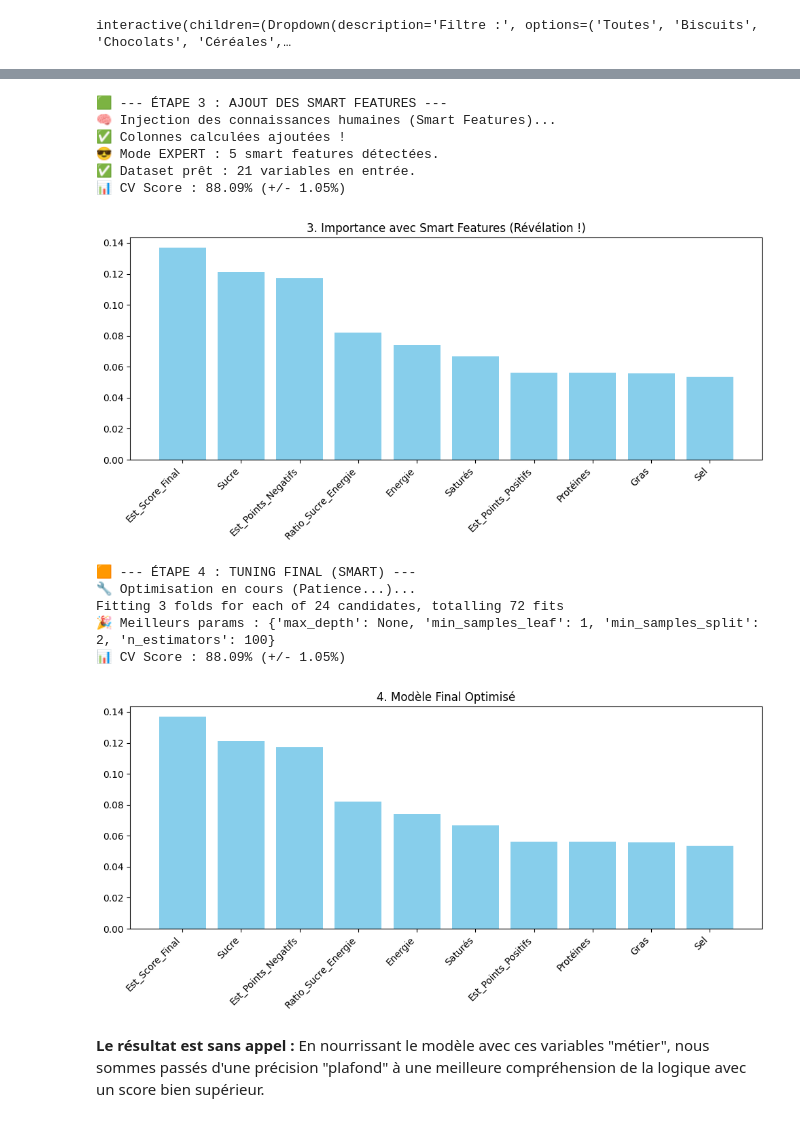
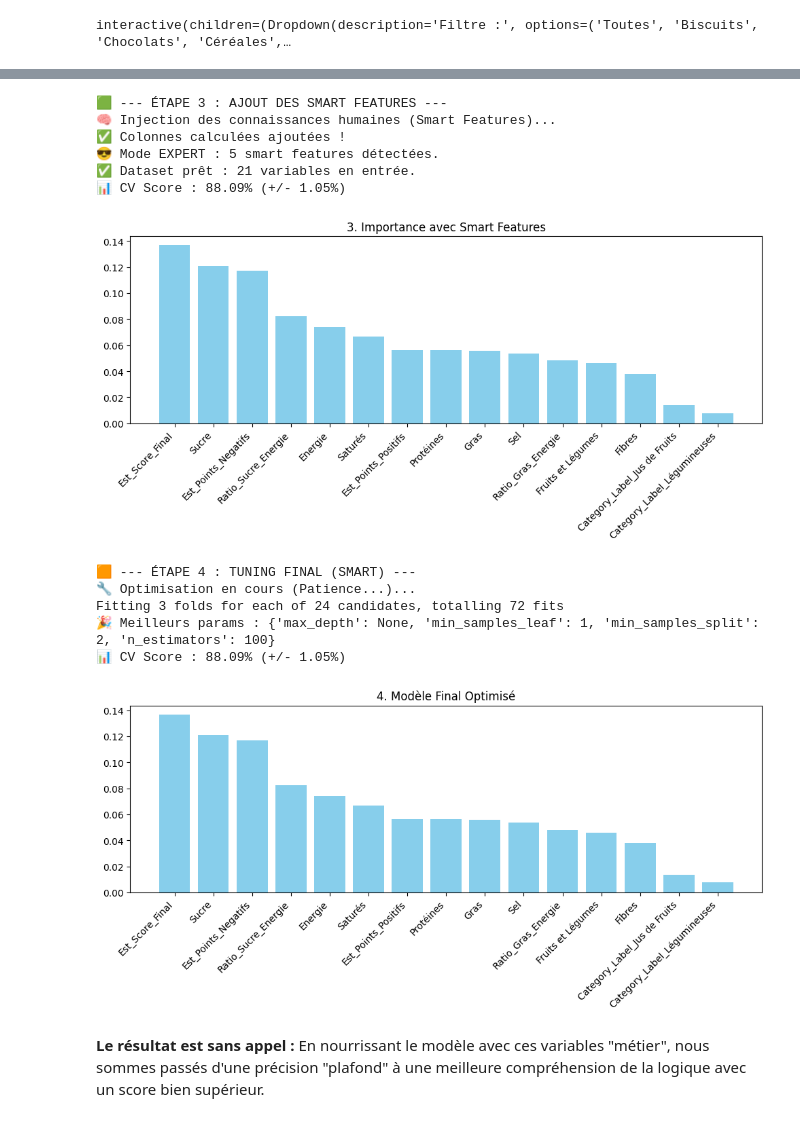
Before and after one commit to Mc3li3/ENSAE-Python-pour-la-data-science, a Jupyter notebook: src/main.ipynb, the cells around one changed output, grey strips where cells are left out. Cells and saved outputs as stored; diff of their text form; code cells hidden in the pictures.

```diff
--- a/src/main.ipynb
+++ b/src/main.ipynb
@@ -239,45 +337,42 @@ Impact : Cette injection de logique métier transforme le problème : le modèle
 # %%
-# =========================================================
-# 3️⃣ FEATURE ENGINEERING (Le Game Changer)
-# =========================================================
+# 3 FEATURE ENGINEERING (Le Game Changer)
 print("\n🟩 --- ÉTAPE 3 : AJOUT DES SMART FEATURES ---")
 # 1. On injecte les calculs
 predictor.add_smart_features()
 
 # 2. On RE-PRÉPARE les données
 predictor.prepare_data(include_categorical=True)
 
 # 3. On RE-ENTRAÎNE
 predictor.train()
 scores_history['3. Smart Features'] = predictor.evaluate(method="cross_val")
 
 # 📊 VUE 3 : Le modèle a-t-il compris la formule ? (Regarde 'Est_Score_Final')
-predictor.plot_feature_importance(top_n=10, custom_title="3. Importance avec Smart Features (Révélation !)")
+predictor.plot_feature_importance(top_n=15, custom_title="3. Importance avec Smart Features")
 # %% [output]
 🟩 --- ÉTAPE 3 : AJOUT DES SMART FEATURES ---
 🧠 Injection des connaissances humaines (Smart Features)...
 ✅ Colonnes calculées ajoutées !
 😎 Mode EXPERT : 5 smart features détectées.
 ✅ Dataset prêt : 21 variables en entrée.
 📊 CV Score : 88.09% (+/- 1.05%)
-[figure, old version]
+[figure, new version]
 # %%
-# =========================================================
+
 # 4️⃣ HYPERPARAMÈTRES FINAL (Optimisation du modèle Smart)
-# =========================================================
 print("\n🟧 --- ÉTAPE 4 : TUNING FINAL (SMART) ---")
 predictor.optimize_hyperparameters()
 scores_history['4. Smart Tuned'] = predictor.evaluate(method="cross_val")
 
 # 📊 VUE 4 : Le modèle ultime
-predictor.plot_feature_importance(top_n=10, custom_title="4. Modèle Final Optimisé")
+predictor.plot_feature_importance(top_n=15, custom_title="4. Modèle Final Optimisé")
 # %% [output]
 🟧 --- ÉTAPE 4 : TUNING FINAL (SMART) ---
 🔧 Optimisation en cours (Patience...)...
 Fitting 3 folds for each of 24 candidates, totalling 72 fits
 🎉 Meilleurs params : {'max_depth': None, 'min_samples_leaf': 1, 'min_samples_split': 2, 'n_estimators': 100}
 📊 CV Score : 88.09% (+/- 1.05%)
-[figure, old version]
+[figure, new version]
 # %% [markdown]
 **Le résultat est sans appel :**
 En nourrissant le modèle avec ces variables "métier", nous sommes passés d'une précision "plafond" à une meilleure compréhension de la logique avec un score bien supérieur.
```
Also changed, not shown: parts of 21 cells of this notebook, 2 other files.
